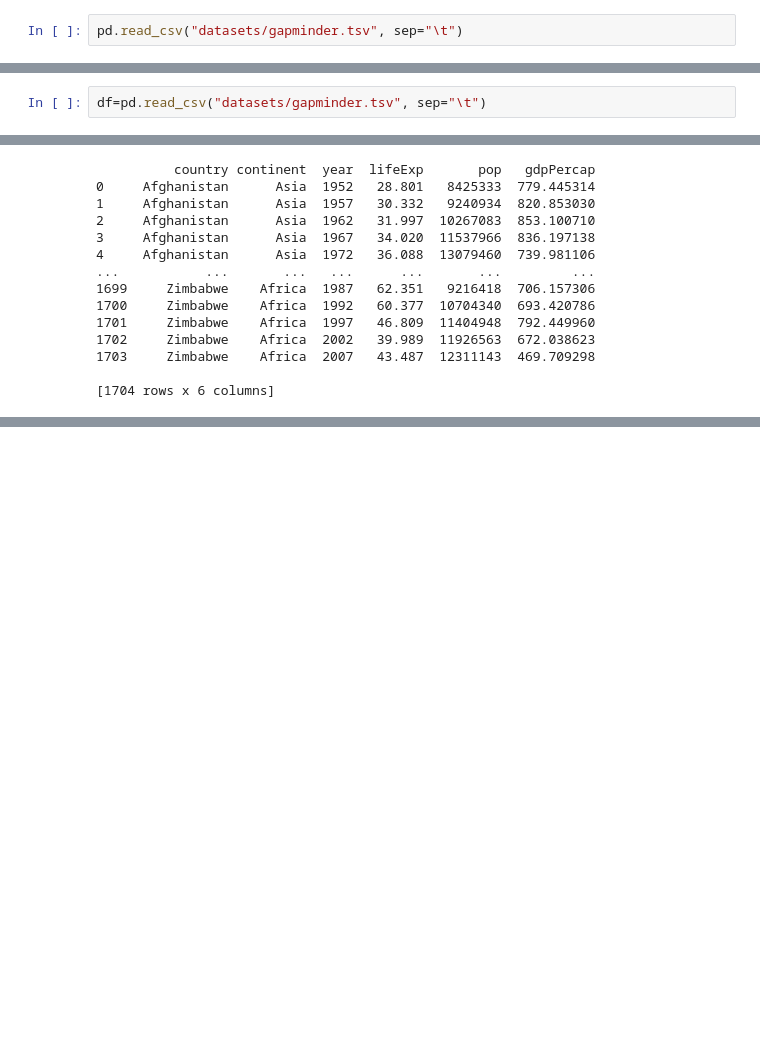
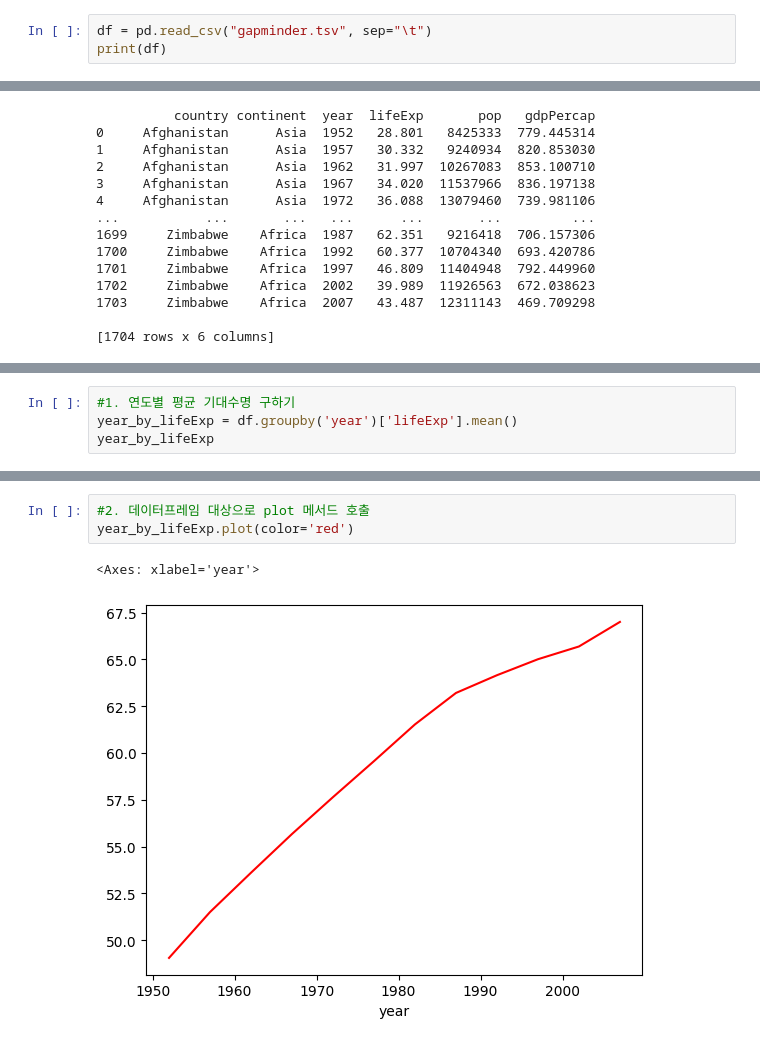
Before and after one commit to ytoaa/bigpython, a Jupyter notebook: pandas_ds.ipynb, the cells around one changed output, grey strips where cells are left out. Drawn from its saved outputs; the diff is of its cells as text; blank space fills up the shorter version.

```diff
--- a/pandas_ds.ipynb
+++ b/pandas_ds.ipynb
@@ -7,3 +11,4 @@ pwd
 # %%
-pd.read_csv("datasets/gapminder.tsv", sep="\t")
+df = pd.read_csv("gapminder.tsv", sep="\t")
+print(df)
 # %% [output]
@@ -23,2 +28,0 @@ pd.read_csv("datasets/gapminder.tsv", sep="\t")
-# %%
-df=pd.read_csv("datasets/gapminder.tsv", sep="\t")
@@ -283,0 +645,4 @@ print(sub2_df)
+# %%
+#1. 연도별 평균 기대수명 구하기
+year_by_lifeExp = df.groupby('year')['lifeExp'].mean()
+year_by_lifeExp
@@ -283,0 +664,6 @@ print(sub2_df)
+# %%
+#2. 데이터프레임 대상으로 plot 메서드 호출
+year_by_lifeExp.plot(color='red')
+# %% [output]
+<Axes: xlabel='year'>
+[figure, added]
```
Also changed, not shown: parts of 96 cells of this notebook, 5 other files.
